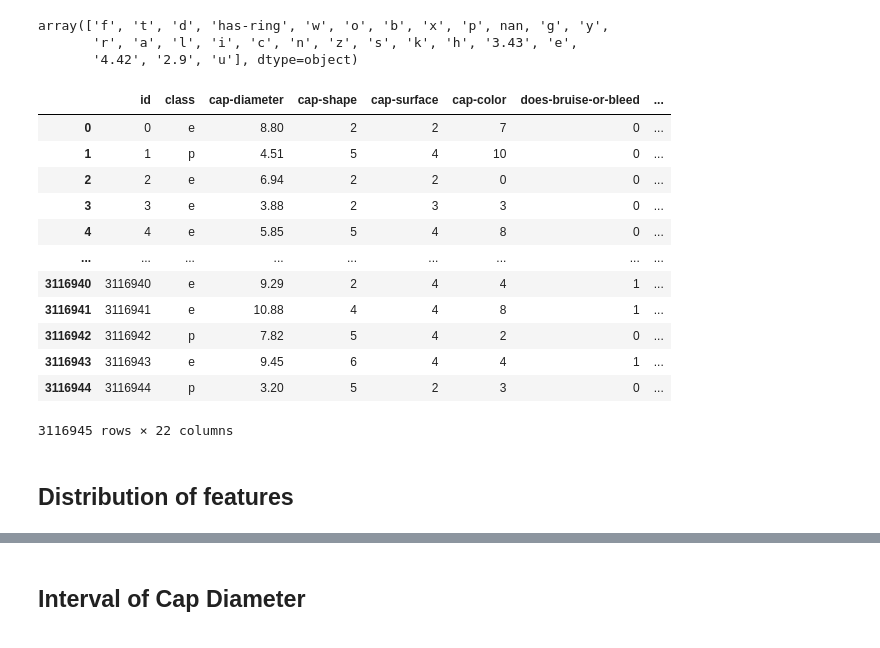
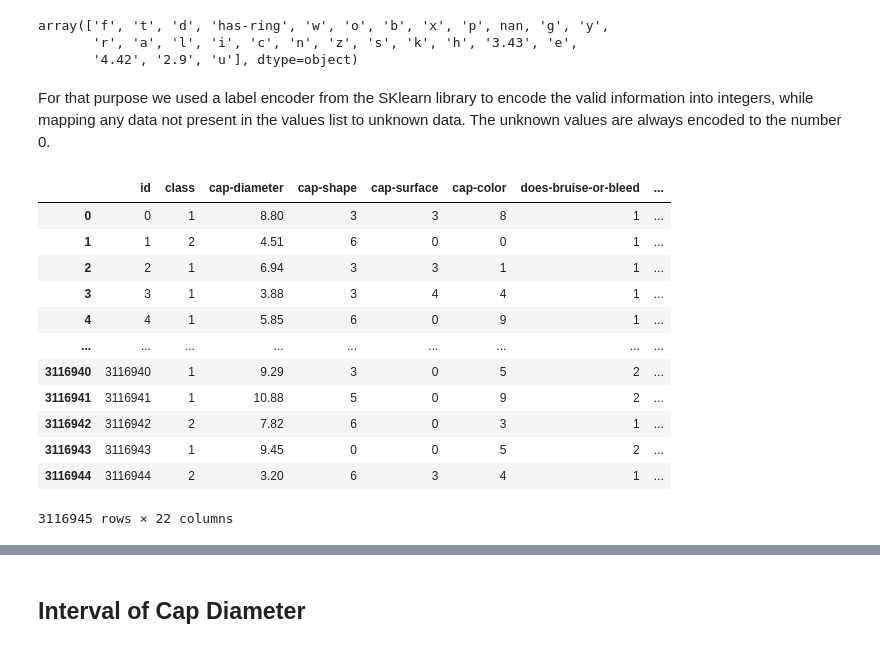
Before and after one commit to littleluwu/Poisonous_Mushrooms_Prediction, a Jupyter notebook: main.ipynb, the cells around one changed output, grey strips where cells are left out. Drawn from its saved outputs; the diff is of its cells as text; code cells hidden in the pictures.

```diff
--- a/main.ipynb
+++ b/main.ipynb
@@ -7,8 +19,7 @@ import matplotlib.pyplot as plt
 # %%
-train_data = pd.read_csv("data/train.csv")
-test_data = pd.read_csv("data/test.csv")
+DATA_PATH = "data/"
+
+train_data = pd.read_csv(DATA_PATH+"train.csv")
+test_data = pd.read_csv(DATA_PATH+"test.csv")
 # %% [markdown]
 # **Exploratory Analysis**
-# %%
-data = train_data
-display(data)
@@ -77,52 +110,79 @@ display(data['does-bruise-or-bleed'].unique())
 array(['f', 't', 'd', 'has-ring', 'w', 'o', 'b', 'x', 'p', nan, 'g', 'y',
        'r', 'a', 'l', 'i', 'c', 'n', 'z', 's', 'k', 'h', '3.43', 'e',
        '4.42', '2.9', 'u'], dtype=object)
+# %% [markdown]
+For that purpose we used a label encoder from the SKlearn library to encode the valid information into integers, while mapping any data not present in the values list to unknown data. The unknown values are always encoded to the number 0.
 # %%
 from sklearn.preprocessing import LabelEncoder
 
-def nominal_encode(data, column, values, withUnknown=True):
+def nominal_encode(data, values, withUnknown=True):
     le = LabelEncoder()
-    t_data = data[column]
+    data
     le.fit(values)
 
     if withUnknown:
-        t_data = t_data.map(lambda s: '<unknown>' if s not in le.classes_ else s)
-        le.classes_ = np.append(le.classes_, '<unknown>')
+        data = data.map(lambda s: '<unknown>' if s not in le.classes_ else s)
+        le.classes_ = np.insert(le.classes_, 0, '<unknown>')
 
-    return le.transform(t_data)
+    return le.transform(data)
 # %%
 encode_list = [
     ['cap-shape', ['b','c','x','f','k','s']],
     ['cap-surface', ['f','g','y','s']],
     ['cap-color', ['n','b','c','g','r','p','u','e','w','y']],
+
     ['does-bruise-or-bleed', ['t','f']],
+    ['has-ring',['t','f']],
+    ['ring-type',['c','e','f','l','n','p','s','z']],
+    ['spore-print-color',['k','n','b','h','r','o','u','w','y']],
+
     ['gill-attachment', ['a','d','f','n']],
     ['gill-spacing', ['c','w','d']],
-    ['gill-color', ['k','n','b','h','g','r','o','p','u','e','w','y']]
+    ['gill-color', ['k','n','b','h','g','r','o','p','u','e','w','y']],
+
+    ['stem-root',['b','c','u','e','z','?']], #stalk-root
+    ['stem-surface',['f','y','k','s']], #stalk-surface
+    ['stem-color',['n','b','c','g','o','p','e','w','y']], #stalk-color
+
+    ['veil-type',['p','u']],
+    ['veil-color',['n','o','w','y']],
+
+    ['habitat',['g','l','m','p','u','w','d']],
+    ['season',['a','s','u','w']]
 ]
 
+train_data['class'] = nominal_encode(
+        train_data['class'],
+        ['e','p'],
+        True
+    )
+
+
 for column, values in encode_list:
-    data[column] = nominal_encode(
-        data,
-        column,
+    train_data[column] = nominal_encode(
+        train_data[column],
         values,
         True
     )
 
-display(data)
+    test_data[column] = nominal_encode(
+        test_data[column],
+        values,
+        True
+    )
+
+display(train_data)
 # %% [output]
 |  | id | class | cap-diameter | cap-shape | cap-surface | cap-color | does-bruise-or-bleed | ... |
-| 0 | 0 | e | 8.80 | 2 | 2 | 7 | 0 | ... |
-| 1 | 1 | p | 4.51 | 5 | 4 | 10 | 0 | ... |
-| 2 | 2 | e | 6.94 | 2 | 2 | 0 | 0 | ... |
-| 3 | 3 | e | 3.88 | 2 | 3 | 3 | 0 | ... |
-| 4 | 4 | e | 5.85 | 5 | 4 | 8 | 0 | ... |
+| 0 | 0 | 1 | 8.80 | 3 | 3 | 8 | 1 | ... |
+| 1 | 1 | 2 | 4.51 | 6 | 0 | 0 | 1 | ... |
+| 2 | 2 | 1 | 6.94 | 3 | 3 | 1 | 1 | ... |
+| 3 | 3 | 1 | 3.88 | 3 | 4 | 4 | 1 | ... |
+| 4 | 4 | 1 | 5.85 | 6 | 0 | 9 | 1 | ... |
 | ... | ... | ... | ... | ... | ... | ... | ... | ... |
-| 3116940 | 3116940 | e | 9.29 | 2 | 4 | 4 | 1 | ... |
-| 3116941 | 3116941 | e | 10.88 | 4 | 4 | 8 | 1 | ... |
-| 3116942 | 3116942 | p | 7.82 | 5 | 4 | 2 | 0 | ... |
-| 3116943 | 3116943 | e | 9.45 | 6 | 4 | 4 | 1 | ... |
-| 3116944 | 3116944 | p | 3.20 | 5 | 2 | 3 | 0 | ... |
+| 3116940 | 3116940 | 1 | 9.29 | 3 | 0 | 5 | 2 | ... |
+| 3116941 | 3116941 | 1 | 10.88 | 5 | 0 | 9 | 2 | ... |
+| 3116942 | 3116942 | 2 | 7.82 | 6 | 0 | 3 | 1 | ... |
+| 3116943 | 3116943 | 1 | 9.45 | 0 | 0 | 5 | 2 | ... |
+| 3116944 | 3116944 | 2 | 3.20 | 6 | 3 | 4 | 1 | ... |
 3116945 rows × 22 columns
-# %% [markdown]
-## Distribution of features
```
Also changed, not shown: parts of 32 cells of this notebook, 1 other file.
